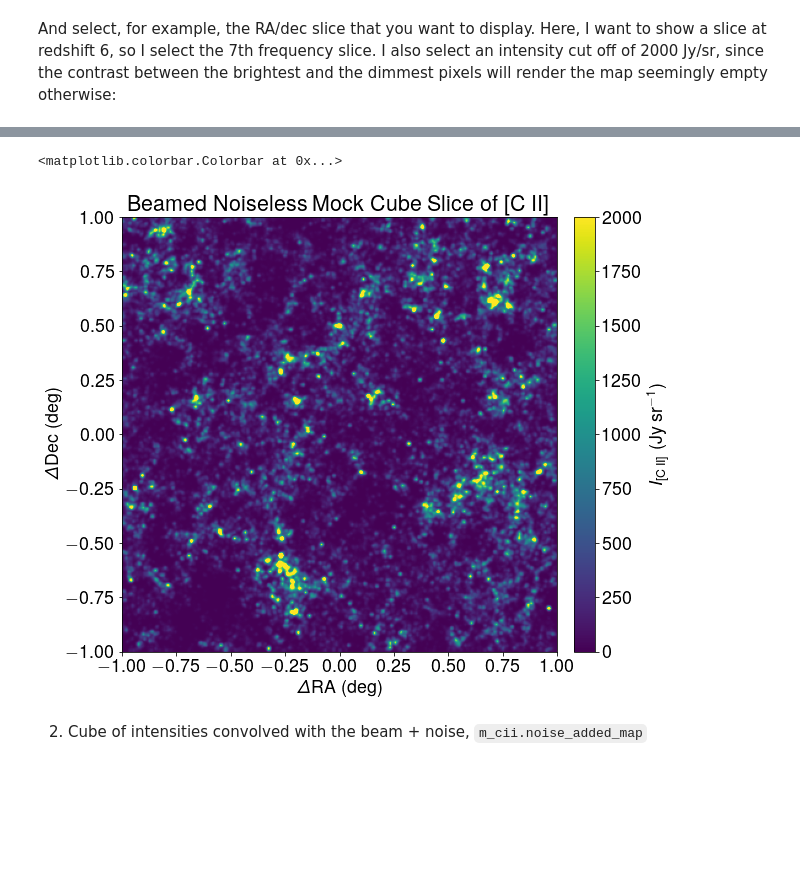
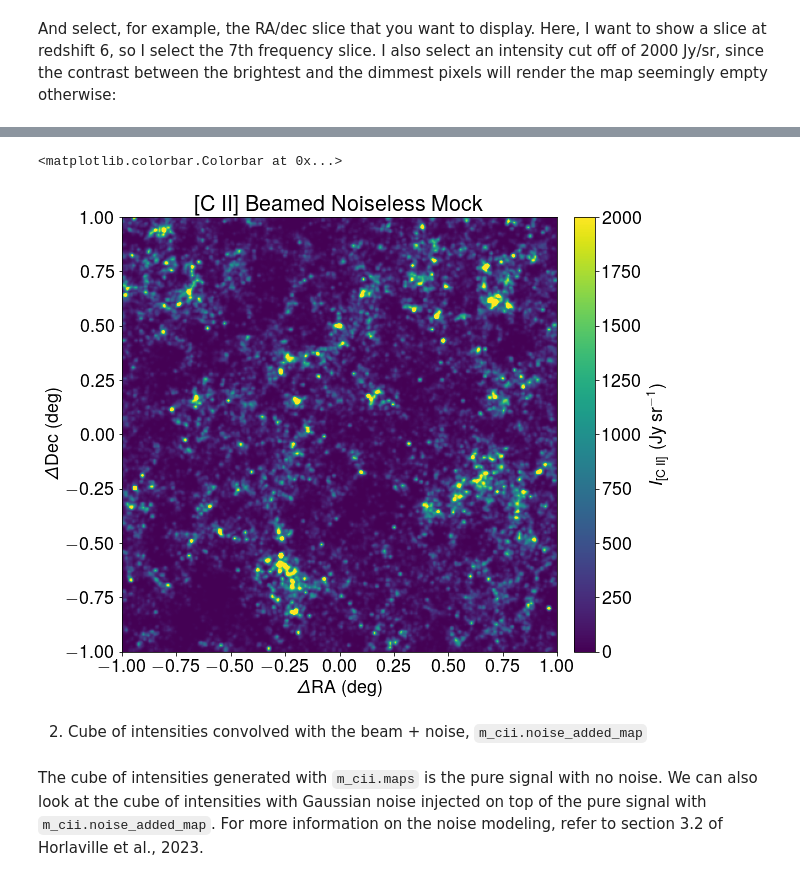
Before and after one commit to PatrickHorlaville/CITA_LIM, a Jupyter notebook: readmes/llm_readme.ipynb, the cells around one changed output, grey strips where cells are left out. Saved outputs shown, nothing was run; the diff lists cells and outputs as text; code cells hidden in the pictures; blank space fills up the shorter version.

```diff
--- a/readmes/llm_readme.ipynb
+++ b/readmes/llm_readme.ipynb
@@ -186,16 +186,18 @@ Note that the `maps` object is the pure line signal, with no beam or noise added
 # %%
 fig, axes = plt.subplots(nrows = 1, ncols = 1, figsize = (10, 8))
 
 plt.subplot(111)
 plt.imshow(gaussian_filter(cii_cube[:, :, 6], 1), vmax = 2000, cmap =  'viridis', extent = [-1, 1, -1, 1], rasterized = True)
-plt.title('Beamed Noiseless Mock Cube Slice of [C II]')
+plt.title('[C II] Beamed Noiseless Mock')
 plt.ylabel('$\\Delta$Dec (deg)')
 plt.xlabel('$\\Delta$RA (deg)')
 plt.colorbar(label = '$I_{\\rm [C\\, II]}$ (Jy sr$^{-1}$)', pad = 0.03)
 # %% [output]
 <matplotlib.colorbar.Colorbar at 0x...>
-[figure, old version]
+[figure, new version]
 # %% [markdown]
 2) Cube of intensities convolved with the beam + noise, `m_cii.noise_added_map`
+# %% [markdown]
+The cube of intensities generated with `m_cii.maps` is the pure signal with no noise. We can also look at the cube of intensities with Gaussian noise injected on top of the pure signal with `m_cii.noise_added_map`. For more information on the noise modeling, refer to section 3.2 of Horlaville et al., 2023.
 # %%
 cii_noise = m_cii.noise_added_map
```
Also changed, not shown: parts of 7 cells of this notebook.
